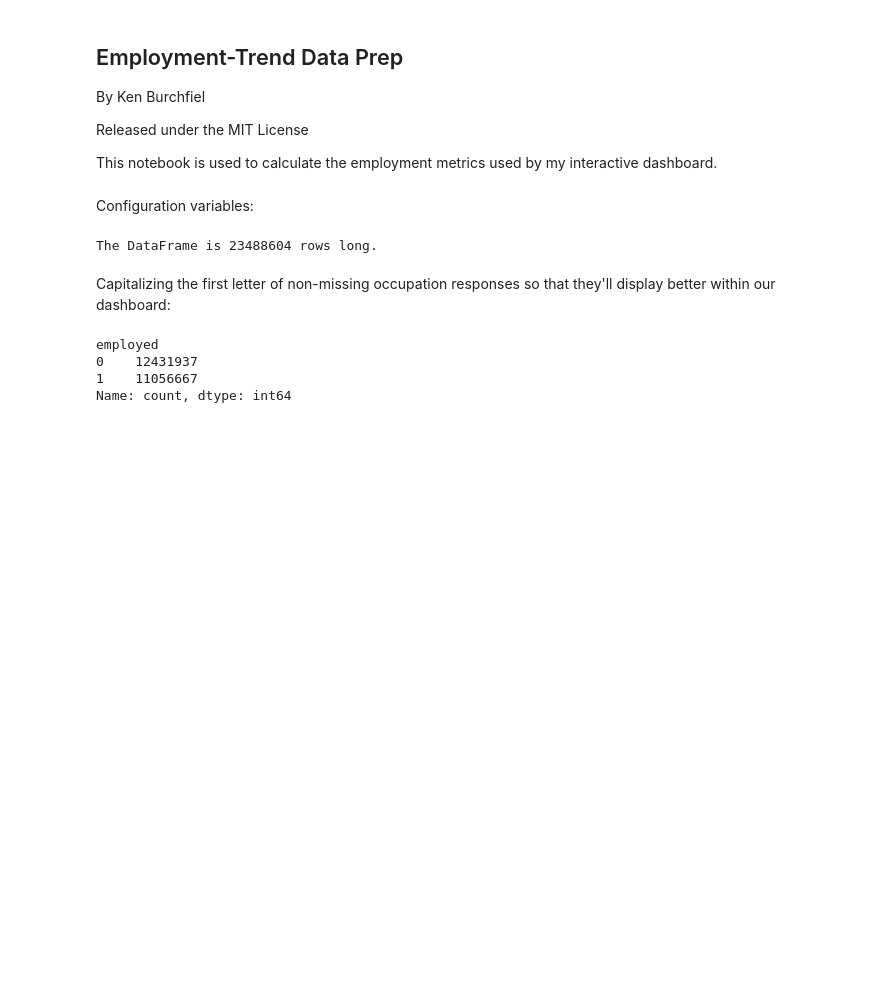
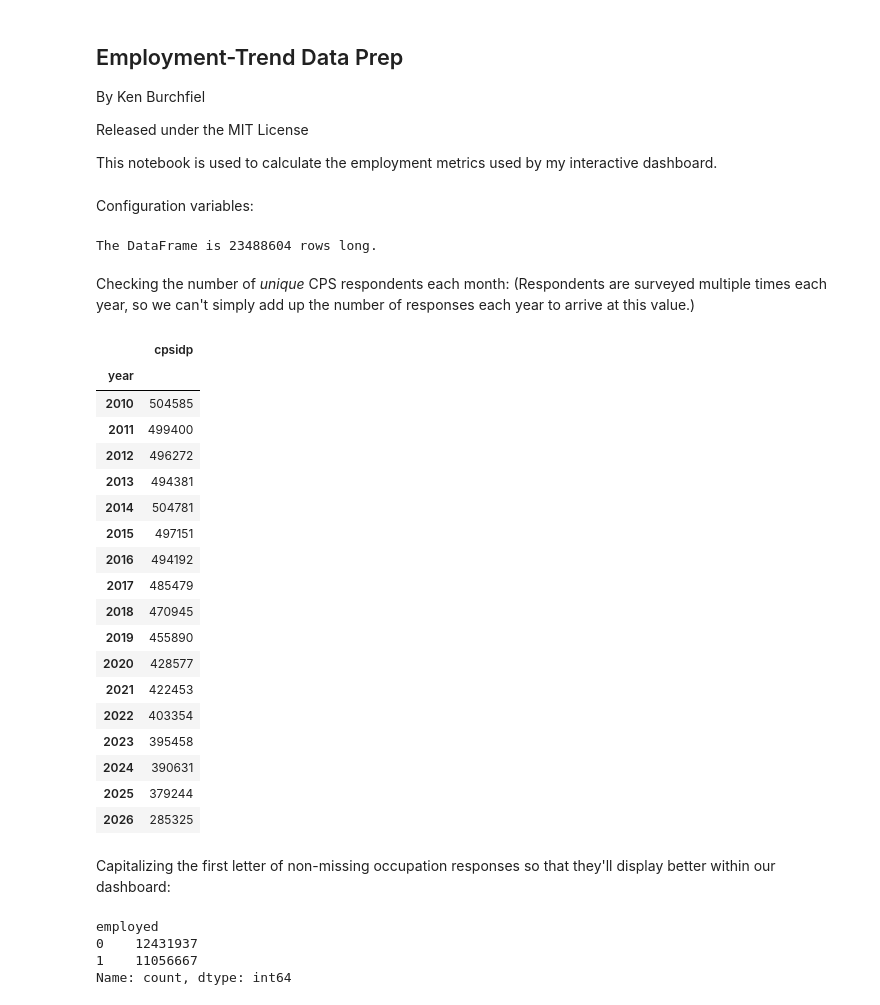
Before and after one commit to kburchfiel/employment_trends, a Jupyter notebook: employment_data_prep.ipynb, the cells around one changed output. Saved outputs shown, nothing was run; the diff lists cells and outputs as text; code cells hidden in the pictures; blank space fills up the shorter version.

Commit message:
Calculated number of unique respondents per year

```diff
--- a/employment_data_prep.ipynb
+++ b/employment_data_prep.ipynb
@@ -68,6 +70,30 @@ for c in df.columns:
 # df
 # %% [output]
 The DataFrame is 23488604 rows long.
+# %% [markdown]
+Checking the number of *unique* CPS respondents each month: (Respondents are surveyed multiple times each year, so we can't simply add up the number of responses each year to arrive at this value.)
+# %%
+df.drop_duplicates(['cpsidp', 'year']).pivot_table(index = 'year', values = 'cpsidp', aggfunc = 'count')
+# %% [output]
+|  | cpsidp |
+| year |  |
+| 2010 | 504585 |
+| 2011 | 499400 |
+| 2012 | 496272 |
+| 2013 | 494381 |
+| 2014 | 504781 |
+| 2015 | 497151 |
+| 2016 | 494192 |
+| 2017 | 485479 |
+| 2018 | 470945 |
+| 2019 | 455890 |
+| 2020 | 428577 |
+| 2021 | 422453 |
+| 2022 | 403354 |
+| 2023 | 395458 |
+| 2024 | 390631 |
+| 2025 | 379244 |
+| 2026 | 285325 |
 # %% [markdown]
 Capitalizing the first letter of non-missing occupation responses so that they'll display better within our dashboard:
 # %%
```
Also changed, not shown: parts of 1 cell of this notebook, 9 other files.
